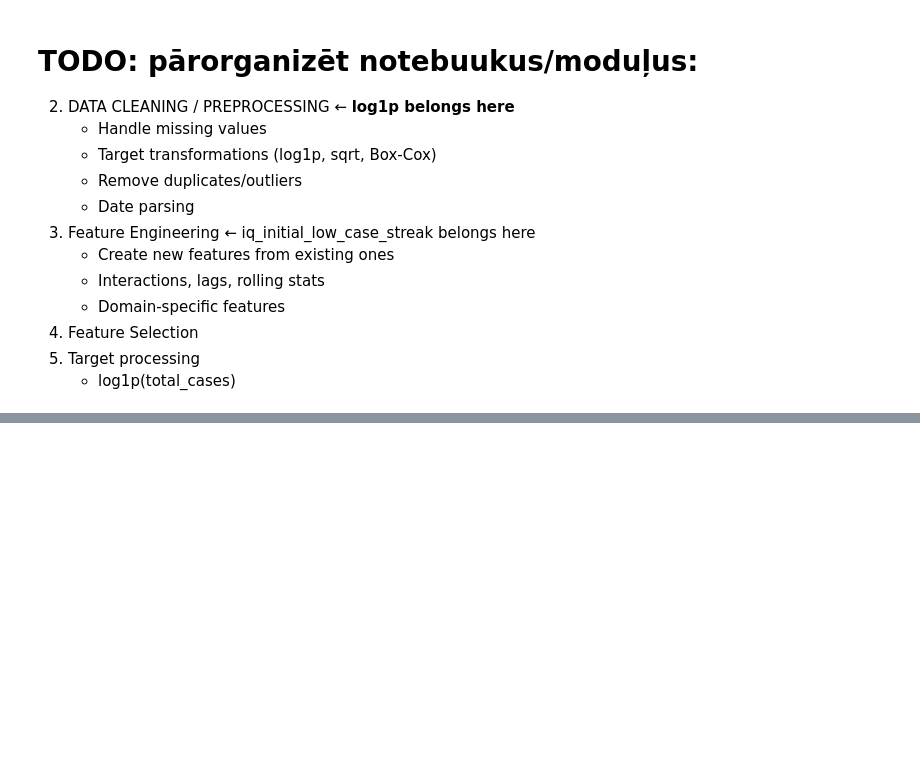
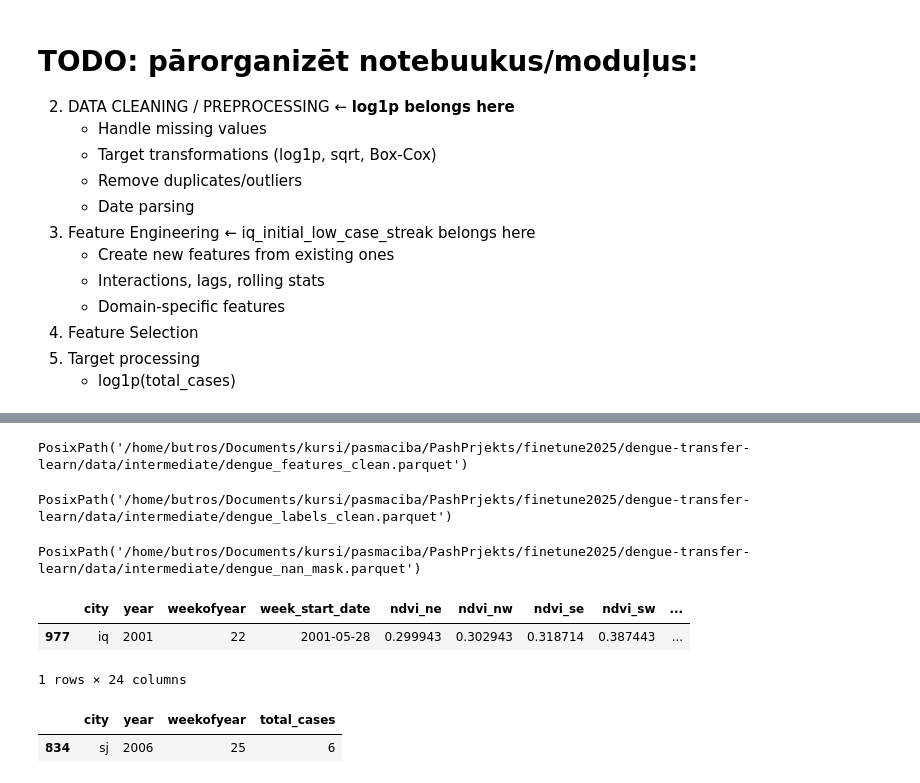
Before and after one commit to ButrosV/dengue-transfer-learn, a Jupyter notebook: notebooks/02_data_cleaning_dengue.ipynb, the cells around one changed output, grey strips where cells are left out. Drawn from its saved outputs; the diff is of its cells as text; code cells hidden in the pictures; blank space fills up the shorter version.

```diff
--- a/notebooks/02_data_cleaning_dengue.ipynb
+++ b/notebooks/02_data_cleaning_dengue.ipynb
@@ -497,0 +564,3 @@ PosixPath('/home/butros/Documents/kursi/pasmaciba/PashPrjekts/finetune2025/dengu
+# %%
+%%time
+test_pipe_output = pipe_clean(overwrite_files=True)
@@ -497,0 +575,23 @@ PosixPath('/home/butros/Documents/kursi/pasmaciba/PashPrjekts/finetune2025/dengu
+# %%
+test_pipe_output["X_clean_save_path"]
+# %% [output]
+PosixPath('/home/butros/Documents/kursi/pasmaciba/PashPrjekts/finetune2025/dengue-transfer-learn/data/intermediate/dengue_features_clean.parquet')
+# %%
+test_pipe_output["y_clean_save_path"]
+# %% [output]
+PosixPath('/home/butros/Documents/kursi/pasmaciba/PashPrjekts/finetune2025/dengue-transfer-learn/data/intermediate/dengue_labels_clean.parquet')
+# %%
+test_pipe_output["nan_mask_save_path"]
+# %% [output]
+PosixPath('/home/butros/Documents/kursi/pasmaciba/PashPrjekts/finetune2025/dengue-transfer-learn/data/intermediate/dengue_nan_mask.parquet')
+# %%
+test_pipe_output["X_clean_data"].sample(1)
+# %% [output]
+|  | city | year | weekofyear | week_start_date | ndvi_ne | ndvi_nw | ndvi_se | ndvi_sw | ... |
+| 977 | iq | 2001 | 22 | 2001-05-28 | 0.299943 | 0.302943 | 0.318714 | 0.387443 | ... |
+1 rows × 24 columns
+# %%
+test_pipe_output["y_clean_data"].sample(1)
+# %% [output]
+|  | city | year | weekofyear | total_cases |
+| 834 | sj | 2006 | 25 | 6 |
```
Also changed, not shown: parts of 10 cells of this notebook, 4 other files.
